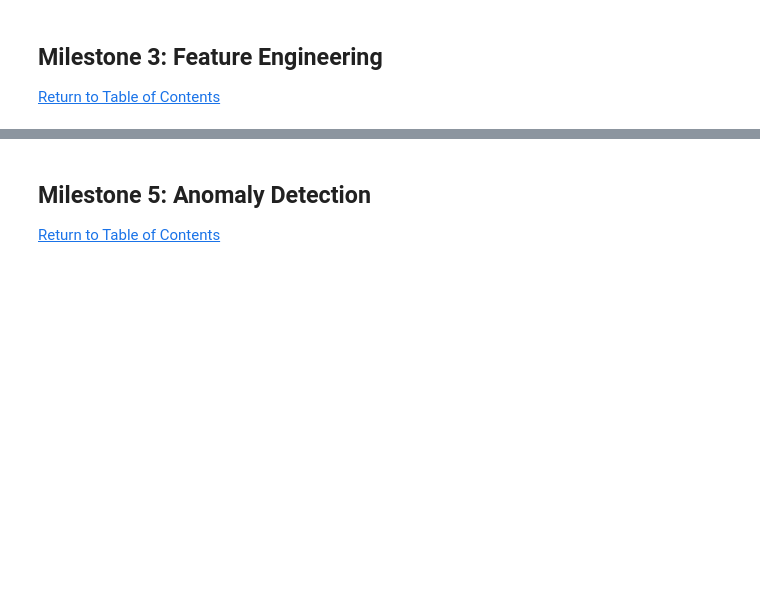
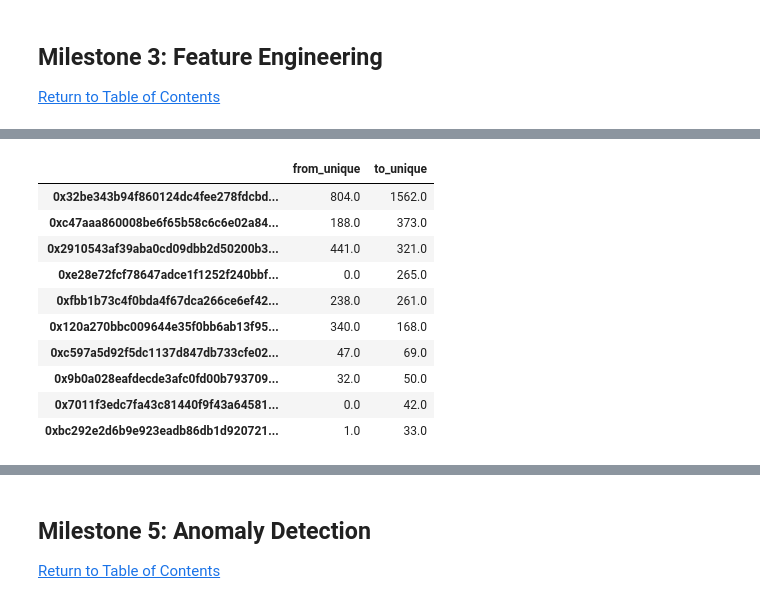
Before and after one commit to DataBuffs/detecting-ethereum-fraud, a Jupyter notebook: main.ipynb, the cells around one changed output, grey strips where cells are left out. Drawn from its saved outputs; the diff is of its cells as text; code cells hidden in the pictures; blank space fills up the shorter version.

```diff
--- a/main.ipynb
+++ b/main.ipynb
@@ -426,0 +477,27 @@ Unique to_addresses: 6754
+# %%
+# distinct counterparties
+
+from_unique = df.groupby('from_address')['to_address'].nunique()
+to_unique = df.groupby('to_address')['from_address'].nunique()
+
+distinct_counterparties = pd.DataFrame({
+    'from_unique': from_unique,
+    'to_unique': to_unique
+}).fillna(0)
+# %%
+# distinct top 10 senders
+top10senders = distinct_counterparties.sort_values(by='to_unique', ascending=False).head(10)
+
+top10senders
+# %% [output]
+|  | from_unique | to_unique |
+| 0x32be343b94f860124dc4fee278fdcbd... | 804.0 | 1562.0 |
+| 0xc47aaa860008be6f65b58c6c6e02a84... | 188.0 | 373.0 |
+| 0x2910543af39aba0cd09dbb2d50200b3... | 441.0 | 321.0 |
+| 0xe28e72fcf78647adce1f1252f240bbf... | 0.0 | 265.0 |
+| 0xfbb1b73c4f0bda4f67dca266ce6ef42... | 238.0 | 261.0 |
+| 0x120a270bbc009644e35f0bb6ab13f95... | 340.0 | 168.0 |
+| 0xc597a5d92f5dc1137d847db733cfe02... | 47.0 | 69.0 |
+| 0x9b0a028eafdecde3afc0fd00b793709... | 32.0 | 50.0 |
+| 0x7011f3edc7fa43c81440f9f43a64581... | 0.0 | 42.0 |
+| 0xbc292e2d6b9e923eadb86db1d920721... | 1.0 | 33.0 |
```
Also changed, not shown: parts of 18 cells of this notebook.
